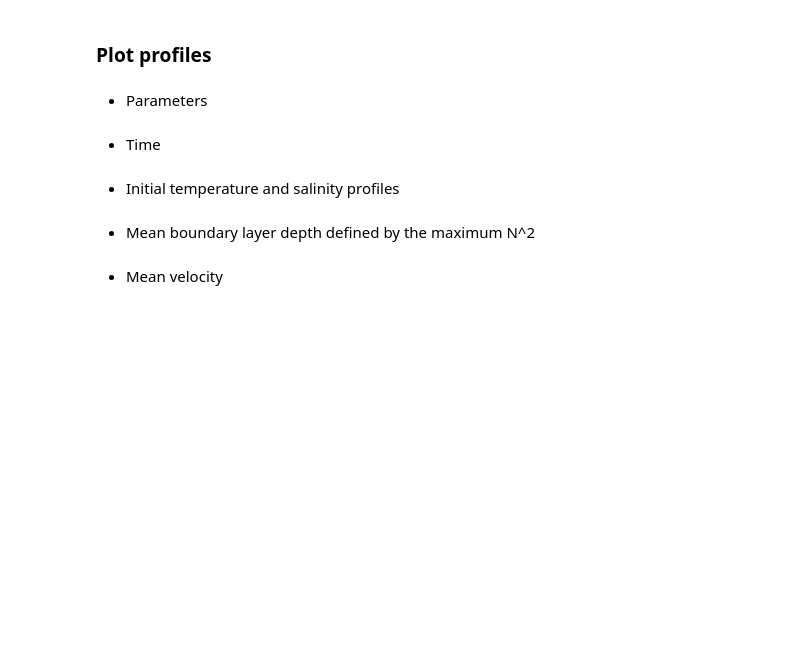
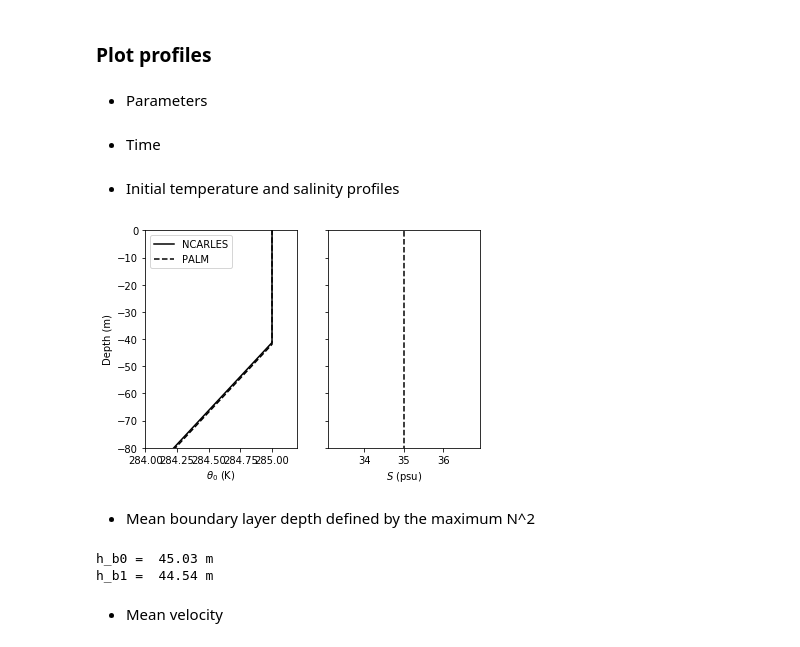
Before and after one commit to qingli411/LESAnalysis, a Jupyter notebook: plot_cmp_ncarles_palm.ipynb, the cells around one changed output. Cells and saved outputs as stored; diff of their text form; code cells hidden in the pictures; blank space fills up the shorter version.

```diff
--- a/plot_cmp_ncarles_palm.ipynb
+++ b/plot_cmp_ncarles_palm.ipynb
@@ -5,15 +6,30 @@ from lesanalysis import *
 # %% [markdown]
 ### Read profile data
 # %%
-# inputfile0_dir = '/Users/qingli/data/ncarles/R8_BF05WD05WV12_ST01_ens01'
-# inputfile1_dir = '/Users/qingli/data/palm/NCARLES-TEST01'
-inputfile0_dir = '/Users/qingli/data/ncarles/R8_BF05WD05WV00_ST01_ens01'
-inputfile1_dir = '/Users/qingli/data/palm/NCARLES-TEST00_LEOS'
+casename = 'Shear'
+if casename == 'Langmuir':
+    inputfile0_dir = '/Users/qingli/data/ncarles/R8_BF05WD05WV12_ST01_ens01'
+    inputfile1_dir = '/Users/qingli/data/palm/NCARLES-TEST01-WS'
+elif casename == 'Shear':
+    inputfile0_dir = '/Users/qingli/data/ncarles/R8_BF05WD05WV00_ST01_ens01'
+    inputfile1_dir = '/Users/qingli/data/palm/NCARLES-TEST00-WS'
+elif casename == 'Langmuir-PW':
+    inputfile0_dir = '/Users/qingli/data/ncarles/R8_BF05WD05WV12_ST01_ens01'
+    inputfile1_dir = '/Users/qingli/data/palm/NCARLES-TEST01-PW'
+elif casename == 'Shear-PW':
+    inputfile0_dir = '/Users/qingli/data/ncarles/R8_BF05WD05WV00_ST01_ens01'
+    inputfile1_dir = '/Users/qingli/data/palm/NCARLES-TEST00-PW'
+else:
+    raise ValueError('Case name \'{}\' not supported.'.format(casename))
 
 inputfile0_pfl   = inputfile0_dir+'/his.mp.vis.000001.036001.nc'
 inputfile1_pfl   = inputfile1_dir+'/DATA_1D_PR_NETCDF'
 data0_pfl   = NCARLESData1DPR(inputfile0_pfl)
 data1_pfl   = PALMData1DPR(inputfile1_pfl)
+
+plot_figure = True
+fig_root = '/Users/qingli/work/palm/Tests/cmp_ncarles/'+casename
+os.makedirs(fig_root, exist_ok=True)
 # %% [markdown]
 ### Plot profiles
 # %% [markdown]
@@ -51,16 +67,23 @@ tidx1_end = -1
 # %%
 # starting and ending indices
 fig, axarr = plt.subplots(1, 2, sharey='row')
 h0, = data0_pfl.read_profile('txym', tidx_start=0, tidx_end=1).plot_mean(
                            axis=axarr[0], xlabel=r'$\theta_0$ (K)', ylabel='Depth (m)',
                            xlim=[284, 285.2], ylim=[-80, 0],
                            color='k', linestyle='-')
 h1, = data1_pfl.read_profile('pt', tidx_start=0, tidx_end=1).plot_mean(
                            axis=axarr[0], xlabel='off', ylabel='off',
                            color='k', linestyle='--')
 data1_pfl.read_profile('sa', tidx_start=0, tidx_end=1).plot_mean(
                            axis=axarr[1], xlabel=r'$S$ (psu)', ylabel='off', color='k', linestyle='--')
 axarr[0].legend([h0, h1], ['NCARLES', 'PALM'])
+
+# save figure
+if plot_figure:
+    figname = fig_root+'/pfl_initial_TS.png'
+    plt.savefig(figname, dpi = 300)
+# %% [output]
+[figure, added]
 # %% [markdown]
 - Mean boundary layer depth defined by the maximum N^2
 # %%
@@ -79,6 +102,9 @@ NN = LESProfile(data=NN_data, data_name=r'$N^2$', data_units=r's$^{-2}$', z=NN_z
 zidx = np.argmax(NN.data, axis=1)
 hb1 = np.abs(NN.z[zidx].mean())
 print('h_b1 = {:6.2f} m'.format(hb1))
+# %% [output]
+h_b0 =  45.03 m
+h_b1 =  44.54 m
 # %% [markdown]
 - Mean velocity
 # %%
```
Also changed, not shown: parts of 8 cells of this notebook, 2 other files.
